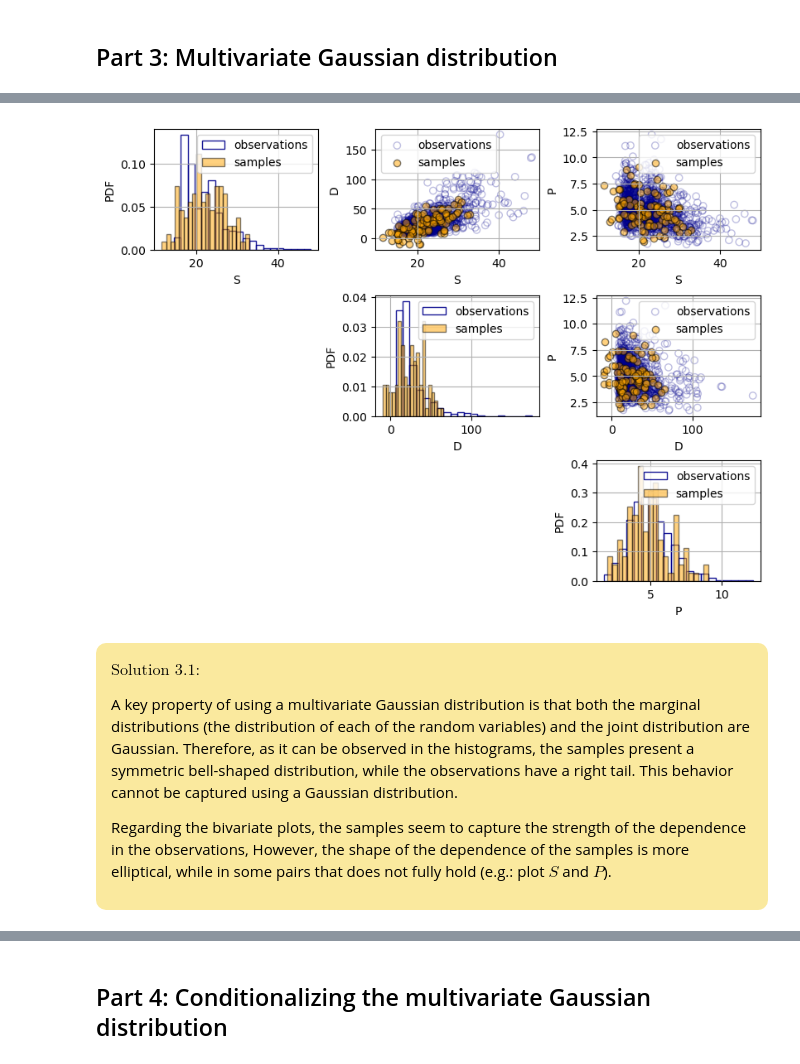
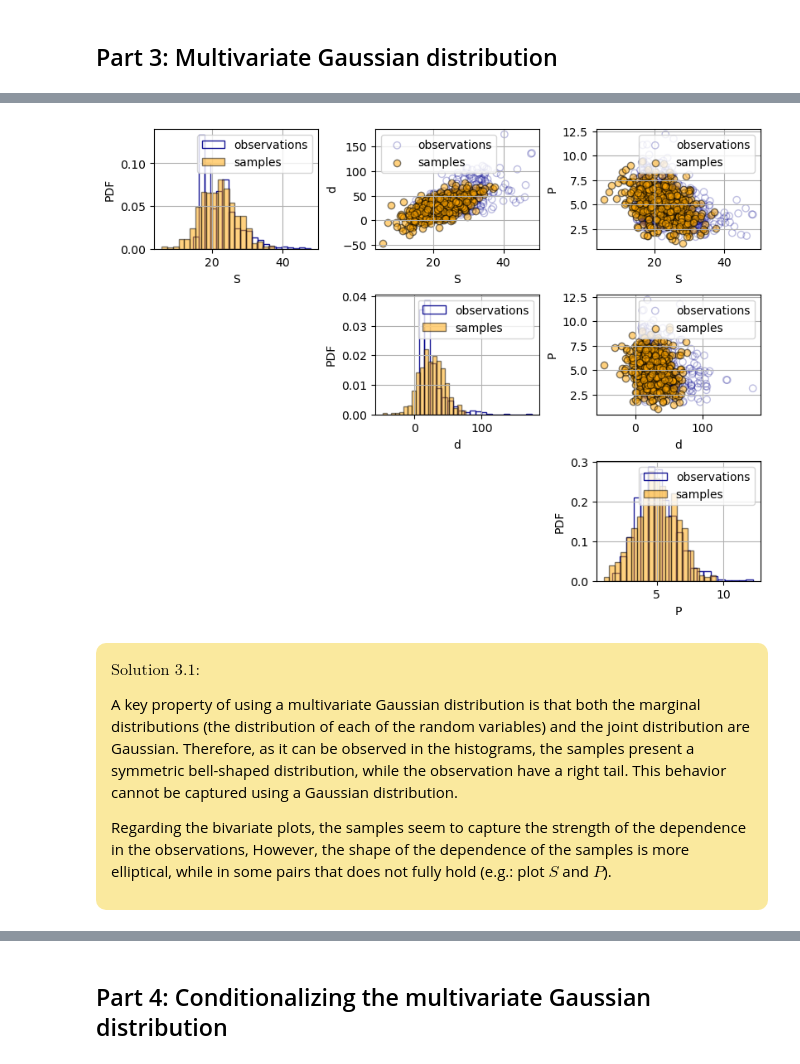
Before and after one commit to MUDE-2025/GA1.5, a Jupyter notebook: ipynb_template.ipynb, the cells around one changed output, grey strips where cells are left out. Cells and saved outputs as stored; diff of their text form; code cells hidden in the pictures.

```diff
--- a/ipynb_template.ipynb
+++ b/ipynb_template.ipynb
@@ -59,7 +59,7 @@ Plot the data: have a look at the histograms of each variable as well as the sca
 # %%
 ### YOUR CODE LINES HERE
 # %%
-variable_names = ['S', 'D', 'P']
+variable_names = ['S', 'd', 'P']
 fig, axs = plt.subplots(3, 3, figsize=(8, 6), layout = 'constrained')
 
 for i in range(data.shape[1]):
@@ -186,42 +188,42 @@ s2 = stdev(data[:,1])
 s3 = stdev(data[:,2])
 covariance_12 = calculate_covariance(data[:,0], data[:,1])
 covariance_13 = calculate_covariance(data[:,0], data[:,2])
 covariance_23 = calculate_covariance(data[:,1], data[:,2])
 sigma = np.array([[s1**2 , covariance_12, covariance_13], [covariance_12, s2**2, covariance_23], [covariance_13, covariance_23, s3**2]])
 
-# Draw 100 samples from a bivariate Gaussian distribution
-samples = multivariate_normal(mean=mu, cov=sigma).rvs(size=100)
+# Draw 500 samples from a bivariate Gaussian distribution
+samples = multivariate_normal(mean=mu, cov=sigma).rvs(size=500)
 
 # Plot against observations
 
 fig, axs = plt.subplots(3, 3, figsize=(8, 6), layout = 'constrained')
 
 for i in range(data.shape[1]):
     for j in range(data.shape[1]):
         if i == j:
             axs[i,j].grid()
             axs[i, j].hist(data[:, i], bins=20, density=True, alpha=0.9, edgecolor='darkblue', facecolor = 'none')
             axs[i, j].hist(samples[:, i], bins=20, density=True, alpha=0.5, edgecolor='black',facecolor='orange')
             axs[i, j].set_xlabel(variable_names[i])
             axs[i,j].set_ylabel('PDF')
             axs[i,j].legend(['observations', 'samples'])
         if i < j:
             axs[i,j].grid()
             axs[i, j].scatter(data[:, i], data[:, j], alpha=0.25, edgecolor='darkblue', facecolor='none')
             axs[i, j].scatter(samples[:, i], samples[:, j], alpha=0.5, edgecolor='black',facecolor='orange')
             axs[i, j].set_xlabel(variable_names[i])
             axs[i, j].set_ylabel(variable_names[j])
             axs[i, j].legend(['observations', 'samples'])
         if i > j:
             axs[i, j].axis('off')
 # %% [output]
-[figure, old version]
+[figure, new version]
 # %% [markdown]
 <div style="background-color:#FAE99E; color: black; vertical-align: middle; padding:15px; margin: 10px; border-radius: 10px; width: 90%">
 
 $\text{Solution 3.1:}$
 
-A key property of using a multivariate Gaussian distribution is that both the marginal distributions (the distribution of each of the random variables) and the joint distribution are Gaussian. Therefore, as it can be observed in the histograms, the samples present a symmetric bell-shaped distribution, while the observations have a right tail. This behavior cannot be captured using a Gaussian distribution.
+A key property of using a multivariate Gaussian distribution is that both the marginal distributions (the distribution of each of the random variables) and the joint distribution are Gaussian. Therefore, as it can be observed in the histograms, the samples present a symmetric bell-shaped distribution, while the observation have a right tail. This behavior cannot be captured using a Gaussian distribution.
 
 Regarding the bivariate plots, the samples seem to capture the strength of the dependence in the observations, However, the shape of the dependence of the samples is more elliptical, while in some pairs that does not fully hold (e.g.: plot $S$ and $P$).
 # %% [markdown]
```
Also changed, not shown: parts of 24 cells of this notebook, 1 other file.
